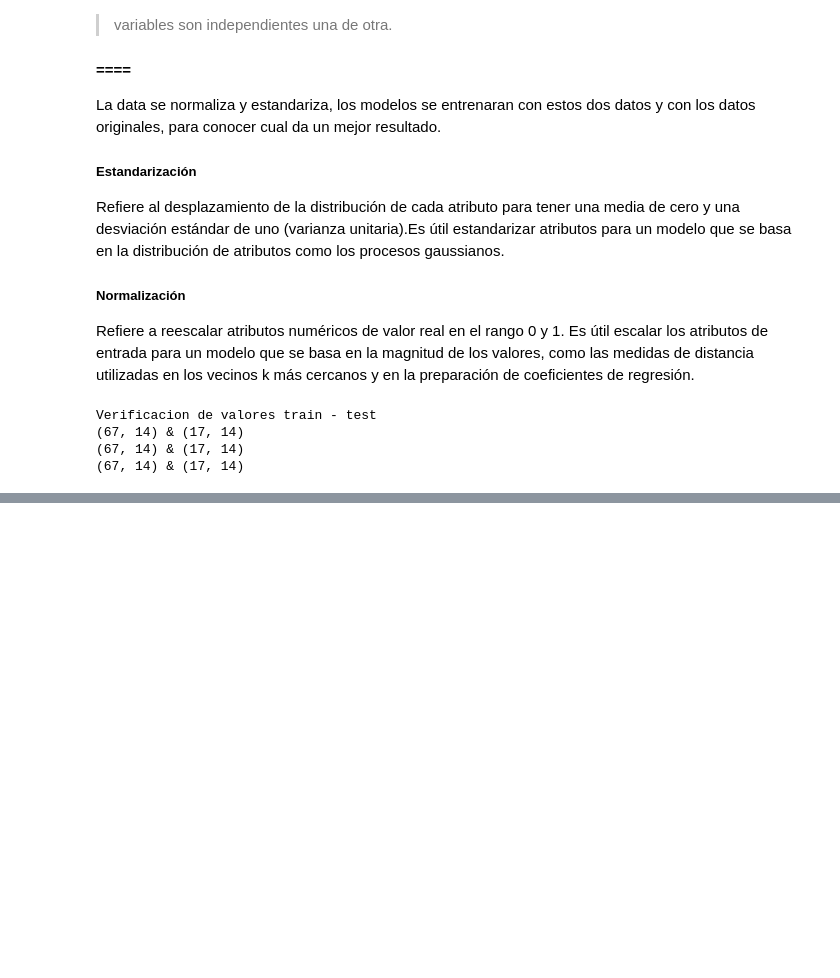
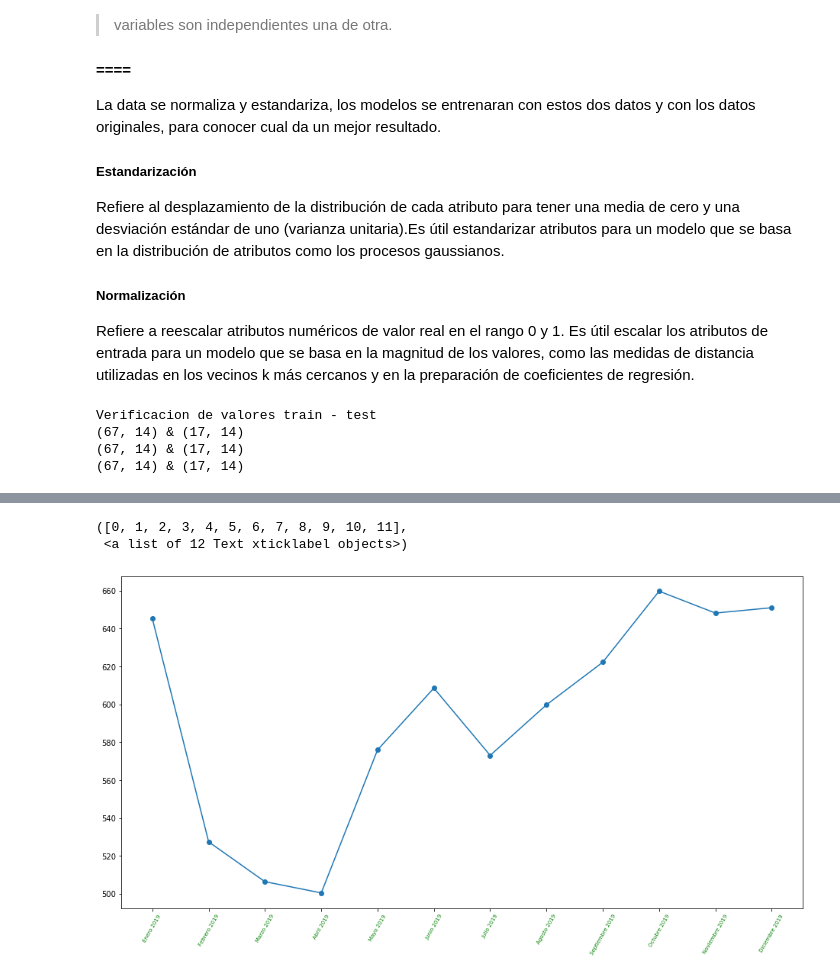
Before and after one commit to FreddieAbad/PrediccionAUCORP, a Jupyter notebook: Entrega/Prediccion de Ventas en una Serie de Tiempo - P. Aucay.ipynb, the cells around one changed output, grey strips where cells are left out. Cells and saved outputs as stored; diff of their text form; code cells hidden in the pictures; blank space fills up the shorter version.

```diff
--- a/Entrega/Prediccion de Ventas en una Serie de Tiempo - P. Aucay.ipynb
+++ b/Entrega/Prediccion de Ventas en una Serie de Tiempo - P. Aucay.ipynb
@@ -160,0 +203,11 @@ print(dataframe.Fecha.max())
+# %%
+### Error
+meses=["Enero 2019","Febrero 2019","Marzo 2019","Abril 2019","Mayo 2019","Junio 2019","Julio 2019","Agosto 2019","Septiembre 2019","Octubre 2019","Noviembre 2019","Diciembre 2019"]
+mae=[645.2398,527.4249,506.3839,500.4671,575.9494,608.5537,573.0385,599.7472,622.2249,659.7058,648.1423,650.9735]
+figure(figsize=(16,8))
+plt.plot(meses, mae, "-o")
+plt.xticks(fontsize=7, color = 'g', rotation = 60)
+# %% [output]
+([0, 1, 2, 3, 4, 5, 6, 7, 8, 9, 10, 11],
+ <a list of 12 Text xticklabel objects>)
+[figure, added]
```
Also changed, not shown: parts of 8 cells of this notebook, 9 other files.
